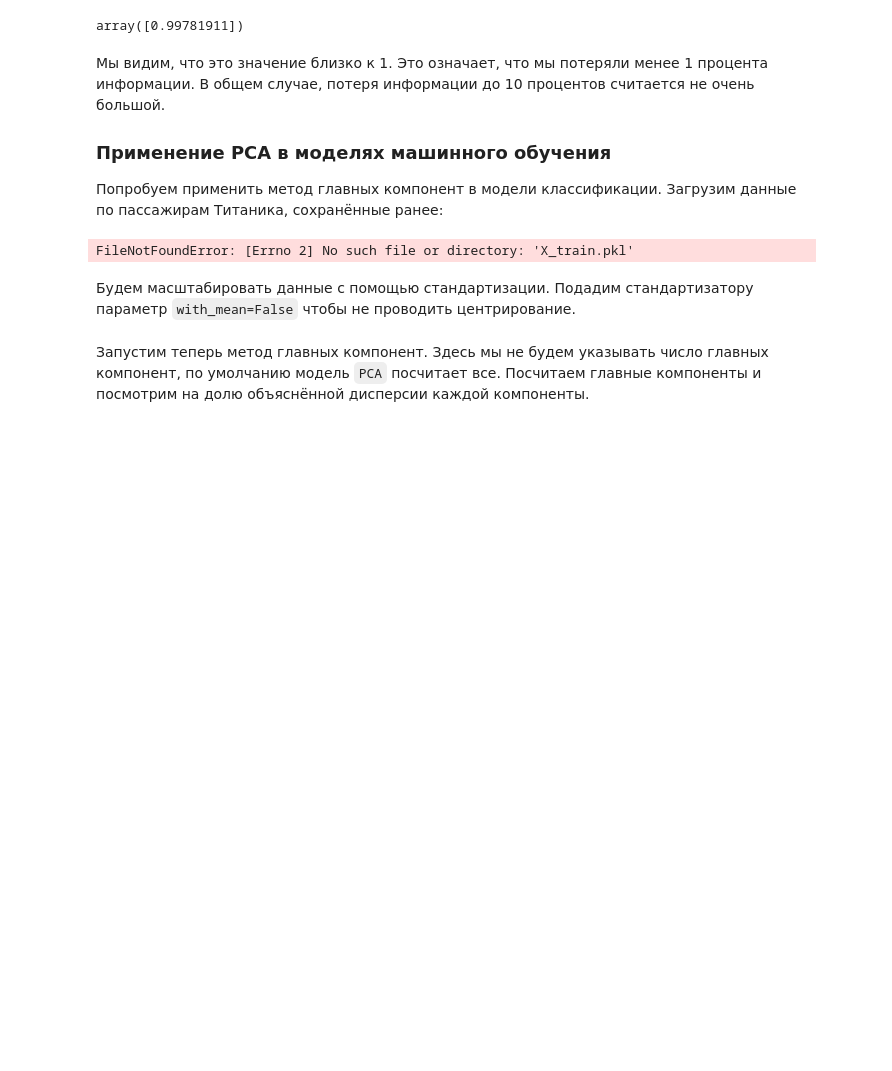
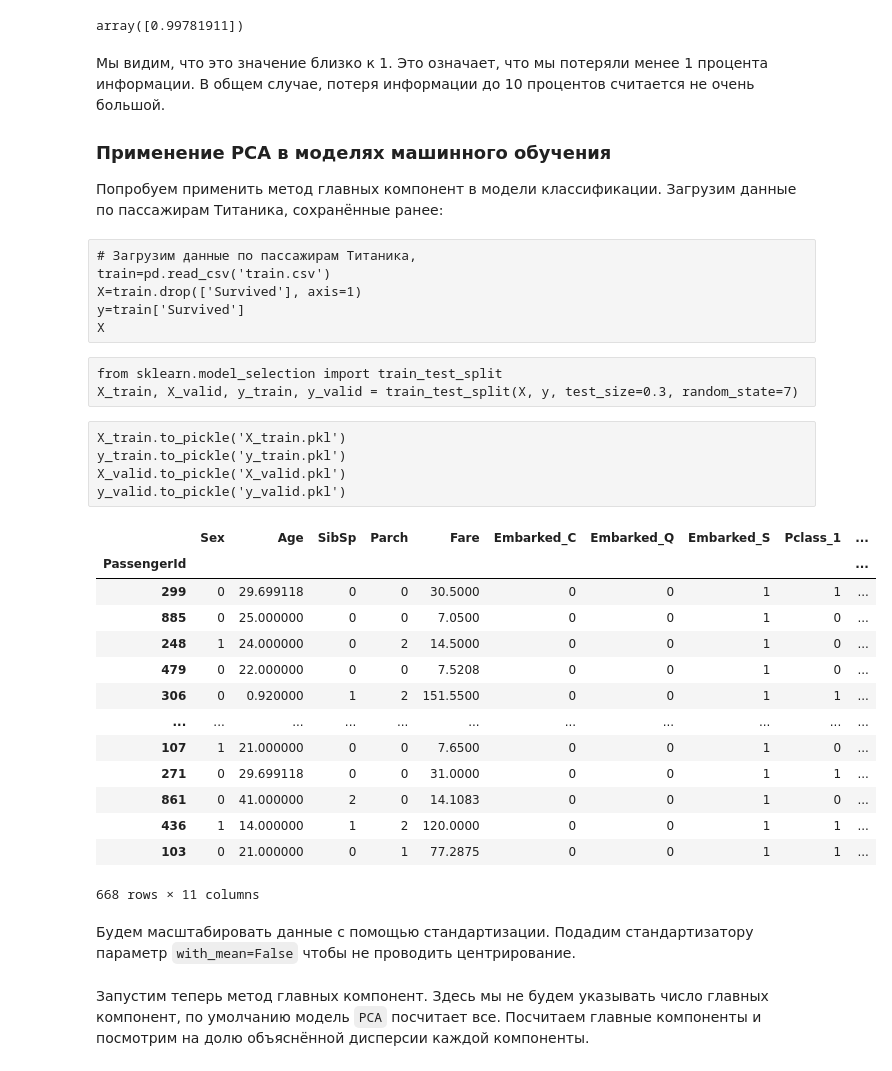
Before and after one commit to vadimsachkov/PYTHON-for-DATA-SCIENCE, a Jupyter notebook: HW_LESSON8/5. Обучение без учителя в Scikit-learn.ipynb, the cells around one changed output. Saved outputs shown, nothing was run; the diff lists cells and outputs as text; code cells hidden in the pictures; blank space fills up the shorter version.

```diff
--- a/HW_LESSON8/5. Обучение без учителя в Scikit-learn.ipynb
+++ b/HW_LESSON8/5. Обучение без учителя в Scikit-learn.ipynb
@@ -340,11 +338,40 @@ test=pd.read_csv('test.csv')
+# %% [raw]
+# Загрузим данные по пассажирам Титаника,
+train=pd.read_csv('train.csv')
+X=train.drop(['Survived'], axis=1)
+y=train['Survived']
+X
+# %% [raw]
+from sklearn.model_selection import train_test_split
+X_train, X_valid, y_train, y_valid = train_test_split(X, y, test_size=0.3, random_state=7)
+# %% [raw]
+X_train.to_pickle('X_train.pkl')
+y_train.to_pickle('y_train.pkl')
+X_valid.to_pickle('X_valid.pkl')
+y_valid.to_pickle('y_valid.pkl')
 # %%
-X_train = pd.read_csv('X_train.pkl')
+X_train = pd.read_pickle('X_train.pkl')
 y_train = pd.read_pickle('y_train.pkl')
 
 X_valid = pd.read_pickle('X_valid.pkl')
 y_valid = pd.read_pickle('y_valid.pkl')
-# %% [output]
-FileNotFoundError: [Errno 2] No such file or directory: 'X_train.pkl'
+# %%
+X_train
+# %% [output]
+|  | Sex | Age | SibSp | Parch | Fare | Embarked_C | Embarked_Q | Embarked_S | Pclass_1 | ... |
+| PassengerId |  |  |  |  |  |  |  |  |  | ... |
+| 299 | 0 | 29.699118 | 0 | 0 | 30.5000 | 0 | 0 | 1 | 1 | ... |
+| 885 | 0 | 25.000000 | 0 | 0 | 7.0500 | 0 | 0 | 1 | 0 | ... |
+| 248 | 1 | 24.000000 | 0 | 2 | 14.5000 | 0 | 0 | 1 | 0 | ... |
+| 479 | 0 | 22.000000 | 0 | 0 | 7.5208 | 0 | 0 | 1 | 0 | ... |
+| 306 | 0 | 0.920000 | 1 | 2 | 151.5500 | 0 | 0 | 1 | 1 | ... |
+| ... | ... | ... | ... | ... | ... | ... | ... | ... | ... | ... |
+| 107 | 1 | 21.000000 | 0 | 0 | 7.6500 | 0 | 0 | 1 | 0 | ... |
+| 271 | 0 | 29.699118 | 0 | 0 | 31.0000 | 0 | 0 | 1 | 1 | ... |
+| 861 | 0 | 41.000000 | 2 | 0 | 14.1083 | 0 | 0 | 1 | 0 | ... |
+| 436 | 1 | 14.000000 | 1 | 2 | 120.0000 | 0 | 0 | 1 | 1 | ... |
+| 103 | 0 | 21.000000 | 0 | 1 | 77.2875 | 0 | 0 | 1 | 1 | ... |
+668 rows × 11 columns
 # %% [markdown]
 Будем масштабировать данные с помощью стандартизации. Подадим стандартизатору параметр `with_mean=False` чтобы не проводить центрирование.
 # %%
```
Also changed, not shown: parts of 21 cells of this notebook, 36 other files.
